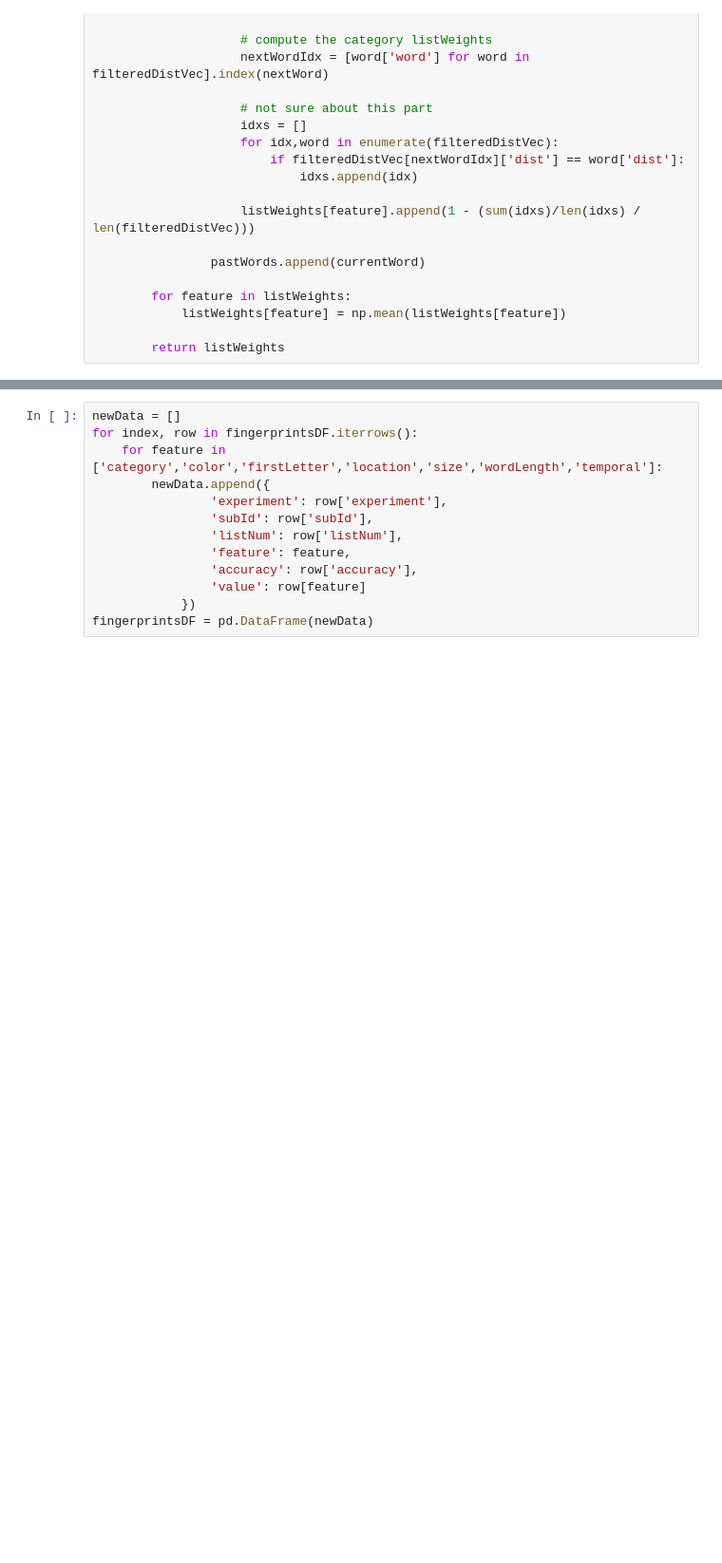
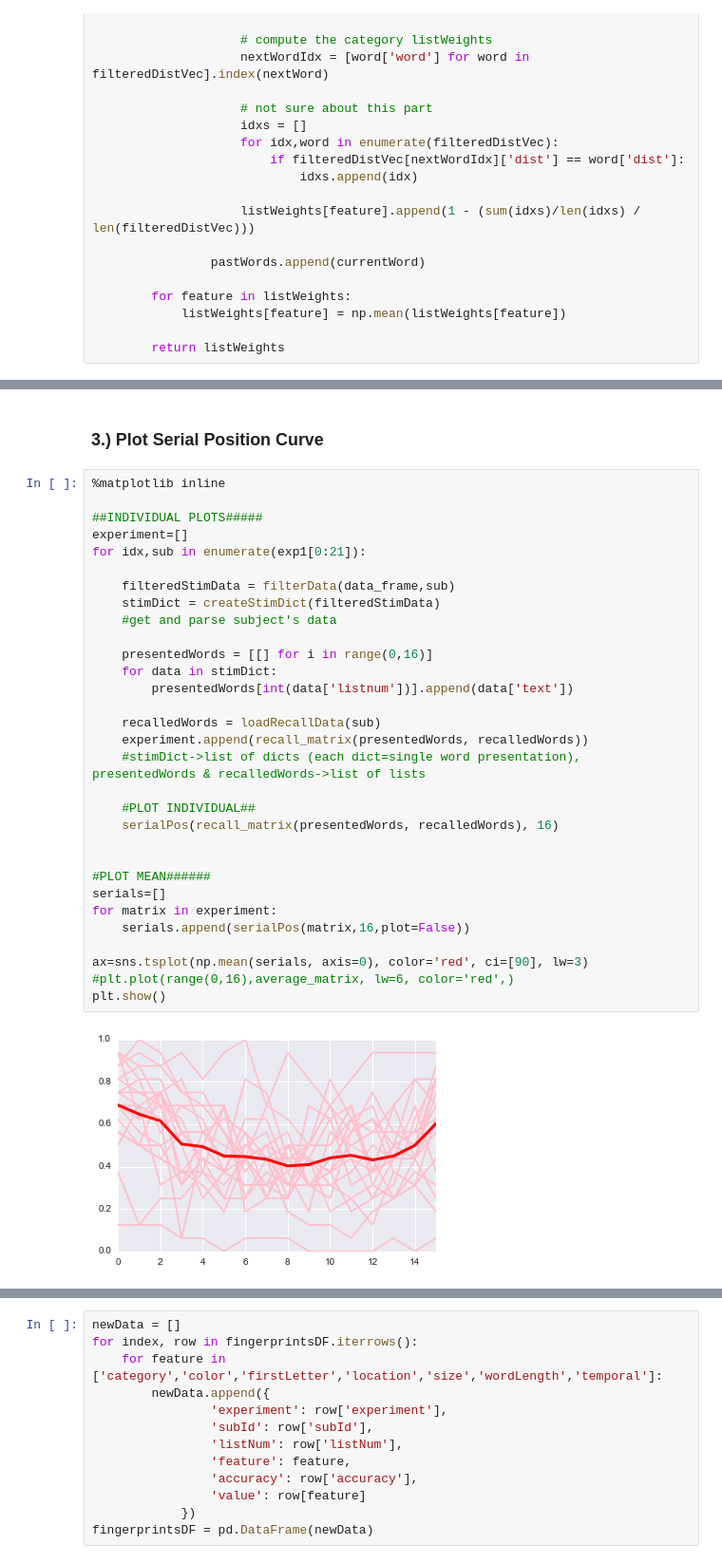
Before and after one commit to ContextLab/FRFR-analyses, a Jupyter notebook: FRFR-analyses-1.0.ipynb, the cells around one changed output, grey strips where cells are left out. Shown at 95% size. Cells and saved outputs as stored; diff of their text form; blank space fills up the shorter version.

Commit message:
prob first recall and serial position curves in action.,

```diff
--- a/FRFR-analyses-1.0.ipynb
+++ b/FRFR-analyses-1.0.ipynb
@@ -574,0 +567,35 @@ for idx,sub in enumerate(subids[0:10]):
+# %% [markdown]
+### 3.) Plot Serial Position Curve
+# %%
+%matplotlib inline
+
+##INDIVIDUAL PLOTS#####
+experiment=[]
+for idx,sub in enumerate(exp1[0:21]):
+
+    filteredStimData = filterData(data_frame,sub)
+    stimDict = createStimDict(filteredStimData)
+    #get and parse subject's data
+
+    presentedWords = [[] for i in range(0,16)]
+    for data in stimDict:
+        presentedWords[int(data['listnum'])].append(data['text'])
+
+    recalledWords = loadRecallData(sub)
+    experiment.append(recall_matrix(presentedWords, recalledWords))
+    #stimDict->list of dicts (each dict=single word presentation), presentedWords & recalledWords->list of lists
+
+    #PLOT INDIVIDUAL##
+    serialPos(recall_matrix(presentedWords, recalledWords), 16)
+
+
+#PLOT MEAN######
+serials=[]
+for matrix in experiment:
+    serials.append(serialPos(matrix,16,plot=False))
+
+ax=sns.tsplot(np.mean(serials, axis=0), color='red', ci=[90], lw=3)
+#plt.plot(range(0,16),average_matrix, lw=6, color='red',)
+plt.show()
+# %% [output]
+[figure, added]
```
Also changed, not shown: parts of 14 cells of this notebook.
